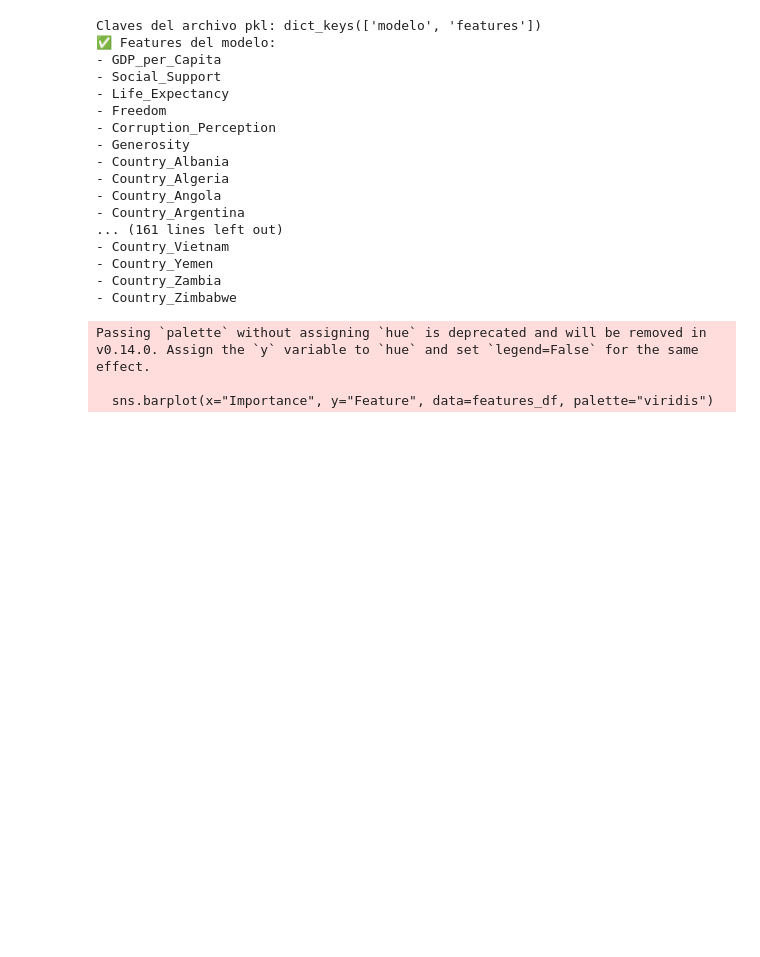
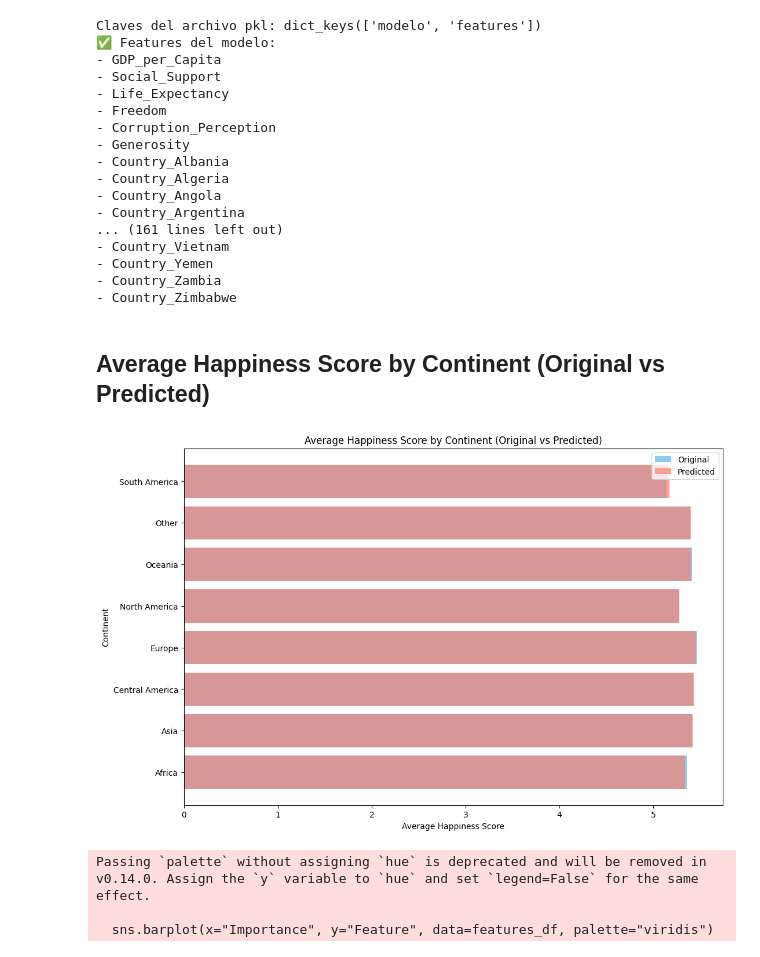
Before and after one commit to luzangelacarabali/ml-data-streaming, a Jupyter notebook: cuaderno/04_db_model.ipynb, the cells around one changed output. Saved outputs shown, nothing was run; the diff lists cells and outputs as text; code cells hidden in the pictures; blank space fills up the shorter version.

```diff
--- a/cuaderno/04_db_model.ipynb
+++ b/cuaderno/04_db_model.ipynb
@@ -214,6 +214,53 @@ Claves del archivo pkl: dict_keys(['modelo', 'features'])
 - Country_Yemen
 - Country_Zambia
 - Country_Zimbabwe
+# %% [markdown]
+## Average Happiness Score by Continent (Original vs Predicted)
+# %%
+# Check if continent column exists, if not, recreate it
+if 'continent' not in df.columns:
+    def get_continent(row):
+        if row['continent_africa'] == 1:
+            return 'Africa'
+        elif row['continent_asia'] == 1:
+            return 'Asia'
+        elif row['continent_europe'] == 1:
+            return 'Europe'
+        elif row['continent_north_america'] == 1:
+            return 'North America'
+        elif row['continent_central_america'] == 1:
+            return 'Central America'
+        elif row['continent_south_america'] == 1:
+            return 'South America'
+        elif row['continent_oceania'] == 1:
+            return 'Oceania'
+        else:
+            return 'Other'
+
+    df['continent'] = df.apply(get_continent, axis=1)
+
+# Simulate continent data for demonstration (since all are currently "Other")
+# In a real scenario, update the database or map countries to continents
+# For this example, I'll randomly assign continents to a subset of rows
+import numpy as np
+continents = ['Africa', 'Asia', 'Europe', 'North America', 'Central America', 'South America', 'Oceania', 'Other']
+np.random.seed(42)  # For reproducibility
+df['continent'] = np.random.choice(continents, size=len(df), p=[0.15, 0.15, 0.15, 0.15, 0.10, 0.10, 0.10, 0.10])
+
+# Calculate average happiness scores by continent
+avg_happiness = df.groupby('continent')[['happiness_score', 'predicted_happiness_score']].mean().reset_index()
+
+# Create the horizontal bar chart
+plt.figure(figsize=(12, 8))
+plt.barh(avg_happiness["continent"], avg_happiness["happiness_score"], color='skyblue', label='Original')
+plt.barh(avg_happiness["continent"], avg_happiness["predicted_happiness_score"], color='salmon', alpha=0.7, label='Predicted')
+plt.xlabel("Average Happiness Score")
+plt.ylabel("Continent")
+plt.title("Average Happiness Score by Continent (Original vs Predicted)")
+plt.legend()
+plt.show()
+# %% [output]
+[figure, added]
 # %%
 
 # Extraer el modelo y las features del diccionario
```
Also changed, not shown: parts of 1 cell of this notebook.
